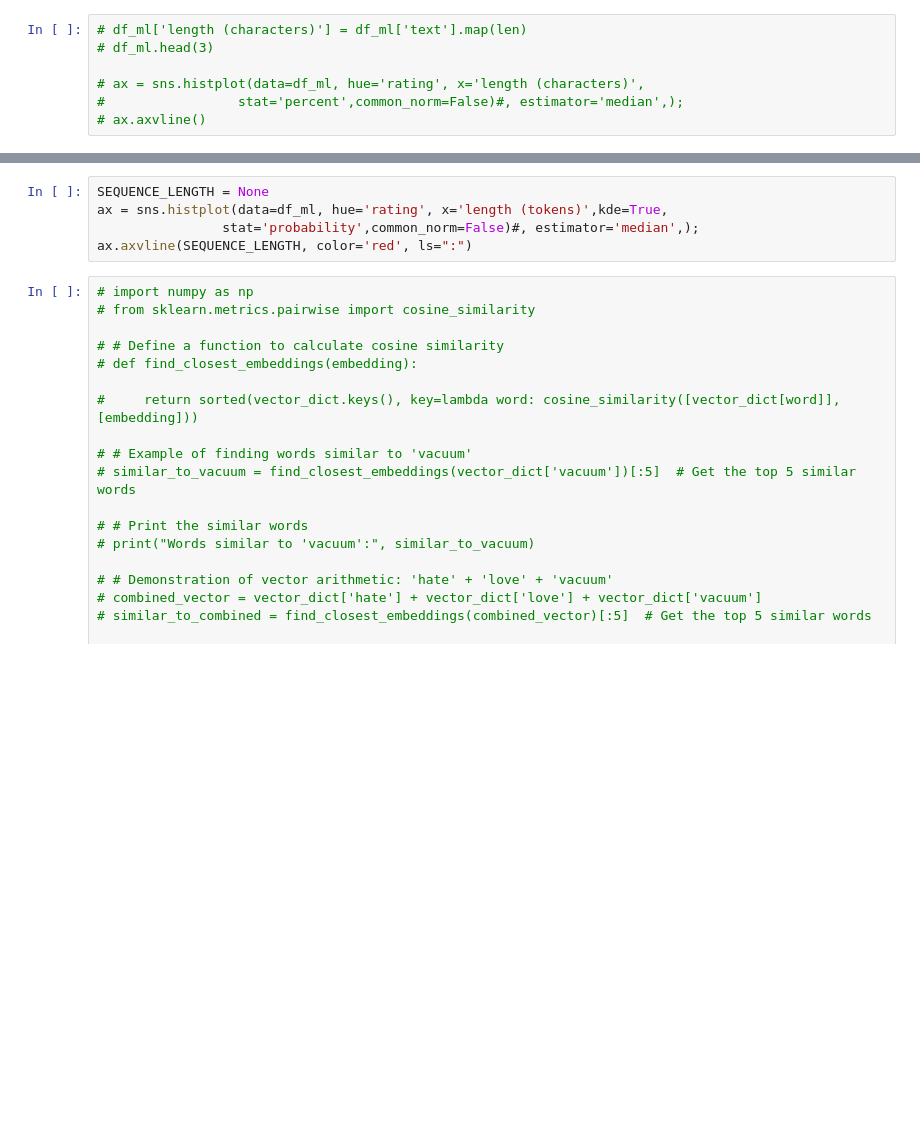
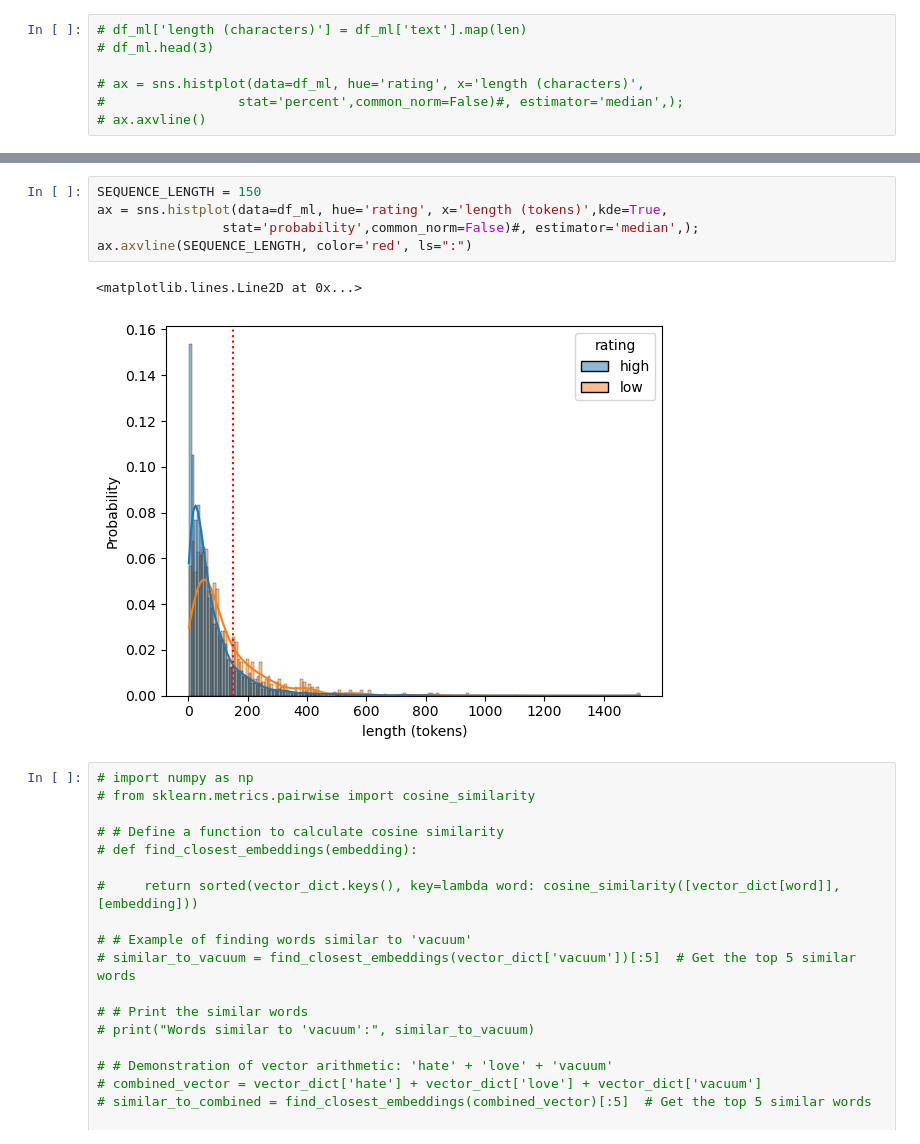
Before and after one commit to coding-dojo-data-science/adv-ml-wk02-deep-nlp-codealongs, a Jupyter notebook: Lecture 1/LIVE-CLASS-W02L01-deep-nlp-text-prep.ipynb, the cells around one changed output, grey strips where cells are left out. Drawn from its saved outputs; the diff is of its cells as text; blank space fills up the shorter version.

```diff
--- a/Lecture 1/LIVE-CLASS-W02L01-deep-nlp-text-prep.ipynb
+++ b/Lecture 1/LIVE-CLASS-W02L01-deep-nlp-text-prep.ipynb
@@ -471,8 +866,11 @@ df_ml['length (tokens)'].describe()
 # %%
-SEQUENCE_LENGTH = None
+SEQUENCE_LENGTH = 150
 ax = sns.histplot(data=df_ml, hue='rating', x='length (tokens)',kde=True,
                 stat='probability',common_norm=False)#, estimator='median',);
 ax.axvline(SEQUENCE_LENGTH, color='red', ls=":")
+# %% [output]
+<matplotlib.lines.Line2D at 0x...>
+[figure, added]
 # %%
 # import numpy as np
 # from sklearn.metrics.pairwise import cosine_similarity
```
Also changed, not shown: parts of 58 cells of this notebook, 2 other files.
